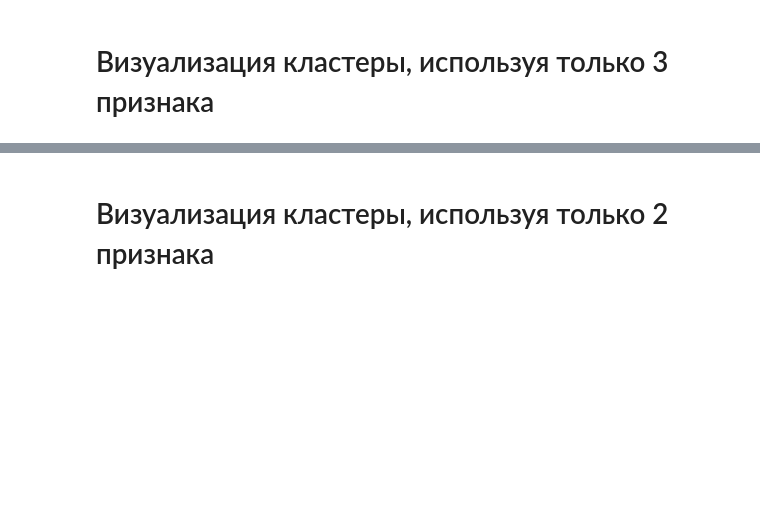
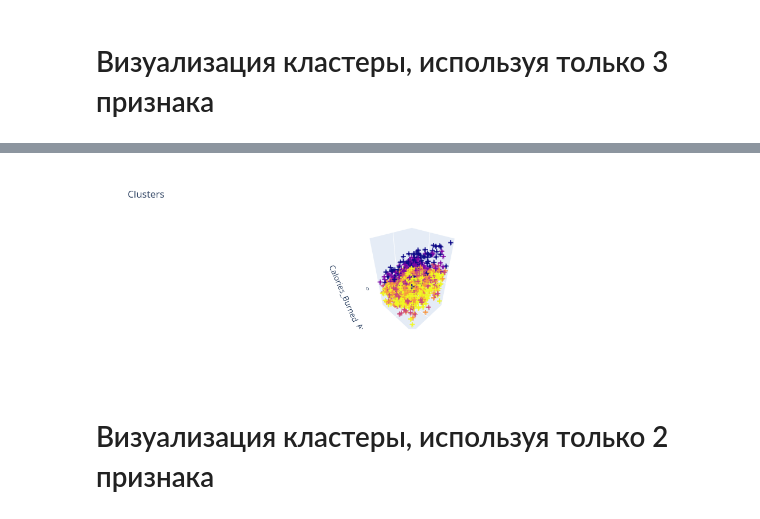
Before and after one commit to SosisterRapStar/MLLETI, a Jupyter notebook: Lab2.ipynb, the cells around one changed output, grey strips where cells are left out. Cells and saved outputs as stored; diff of their text form; code cells hidden in the pictures; blank space fills up the shorter version.

```diff
--- a/Lab2.ipynb
+++ b/Lab2.ipynb
@@ -304,5 +304,5 @@ layout = go.Layout(
 )
 
 fig = go.Figure(data=data, layout=layout)
-fig.show()
+py.iplot(fig)
 # %% [output]
@@ -310,3 +309,4 @@ fig.show()
+[figure, added]
 # %% [markdown]
 # Визуализация кластеры, используя только 2 признака
 # %%
```
Also changed, not shown: parts of 1 cell of this notebook.
